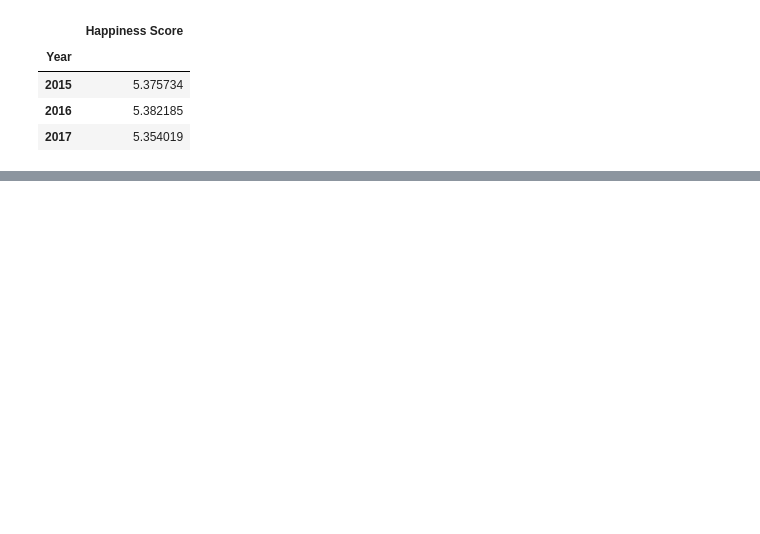
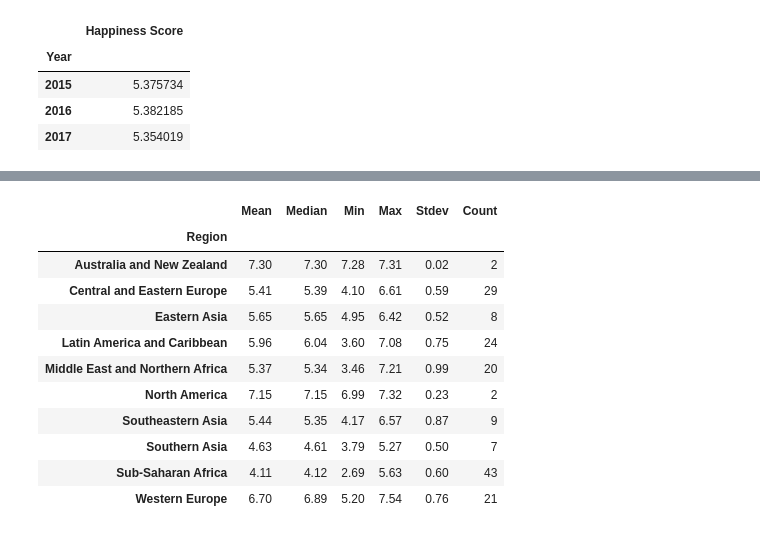
Before and after one commit to taanila/tilastoapu, a Jupyter notebook: pivot.ipynb, the cells around one changed output, grey strips where cells are left out. Drawn from its saved outputs; the diff is of its cells as text; code cells hidden in the pictures; blank space fills up the shorter version.

```diff
--- a/pivot.ipynb
+++ b/pivot.ipynb
@@ -149,0 +104,26 @@ Text(0.5,0,'Happiness Score Mean 2017')
+# %%
+#aggfunc määrittää laskettavien arvojen laskentamenetelmät.
+#Huomaa, että tässä käytetään numpy-kirjaston funktioita (paitsi len):
+df1 = df[df['Year']==2017].pivot_table(values = 'Happiness Score',
+            index = 'Region',aggfunc = [np.mean, np.median, np.min, np.max, np.std, len])
+
+#Lyhyemmät otsikot:
+df1.columns=['Mean','Median','Min','Max','Stdev','Count']
+
+#Kahden desimaalin tarkkuus paitsi lukumäärään.
+#Tämä vaatii melkoisen hyvää syntaksin hallintaa:
+df1.style.format({'Mean':'{:.2f}','Median':'{:.2f}','Min':'{:.2f}','Max':'{:.2f}',
+                  'Stdev':'{:.2f}','Count':'{:.0f}'})
+# %% [output]
+|  | Mean | Median | Min | Max | Stdev | Count |
+| Region |  |  |  |  |  |  |
+| Australia and New Zealand | 7.30 | 7.30 | 7.28 | 7.31 | 0.02 | 2 |
+| Central and Eastern Europe | 5.41 | 5.39 | 4.10 | 6.61 | 0.59 | 29 |
+| Eastern Asia | 5.65 | 5.65 | 4.95 | 6.42 | 0.52 | 8 |
+| Latin America and Caribbean | 5.96 | 6.04 | 3.60 | 7.08 | 0.75 | 24 |
+| Middle East and Northern Africa | 5.37 | 5.34 | 3.46 | 7.21 | 0.99 | 20 |
+| North America | 7.15 | 7.15 | 6.99 | 7.32 | 0.23 | 2 |
+| Southeastern Asia | 5.44 | 5.35 | 4.17 | 6.57 | 0.87 | 9 |
+| Southern Asia | 4.63 | 4.61 | 3.79 | 5.27 | 0.50 | 7 |
+| Sub-Saharan Africa | 4.11 | 4.12 | 2.69 | 5.63 | 0.60 | 43 |
+| Western Europe | 6.70 | 6.89 | 5.20 | 7.54 | 0.76 | 21 |
```
Also changed, not shown: parts of 19 cells of this notebook.
